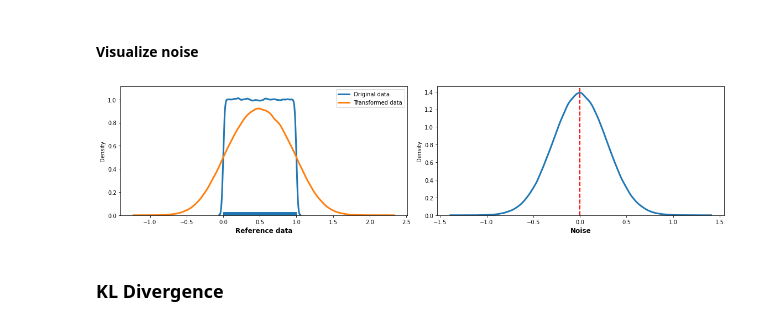
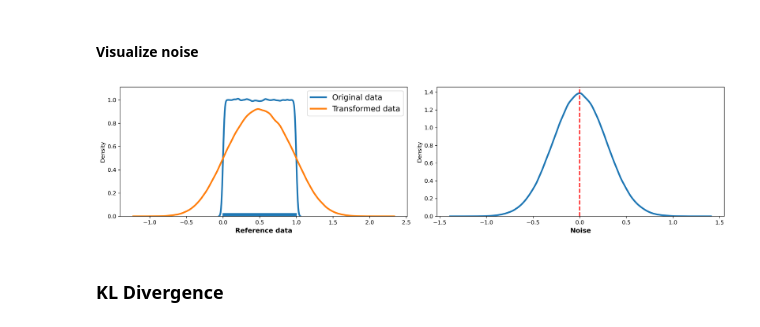
Before and after one commit to tdosreis/kl-divergence, a Jupyter notebook: notebooks/cumulative-divergence.ipynb, the cells around one changed output. Saved outputs shown, nothing was run; the diff lists cells and outputs as text; code cells hidden in the pictures.

```diff
--- a/notebooks/cumulative-divergence.ipynb
+++ b/notebooks/cumulative-divergence.ipynb
@@ -41,32 +41,32 @@ reference_data = np.array([np.random.random() for i in range(n)])
 # %%
 mu, sigma = reference_data.mean(), reference_data.std()
 noise = np.random.normal(0, sigma, size=reference_data.shape)
 pure = reference_data.copy()
 signal = pure + noise
 
 fig, ax = plt.subplots(1, 2, figsize=(16, 4), dpi=300)
 
 ax = ax.ravel()
 
 sns.distplot(noise, ax=ax[1],
              hist=False,
              kde_kws={'lw': 3,'label':'Noise'})
 
 sns.distplot(pure, ax=ax[0],
              hist=False, rug=True,
              kde_kws={"lw": 3,'label': 'Original data'})
 
 sns.distplot(signal, ax=ax[0],
              hist=False,
              kde_kws={"lw": 3, 'label': 'Transformed data'})
 
 ax[0].set_xlabel('Reference data',fontsize=12,weight='bold')
 ax[1].set_xlabel('Noise',fontsize=12,weight='bold')
 ax[1].axvline(0, linestyle='--', color='red', linewidth=2.0)
-ax[0].legend()
+ax[0].legend(fontsize=14)
 fig.tight_layout()
 # %% [output]
-[figure, old version]
+[figure, new version]
 # %% [markdown]
 ### KL Divergence
 # %% [markdown]
```
Also changed, not shown: parts of 2 cells of this notebook, 2 other files.
